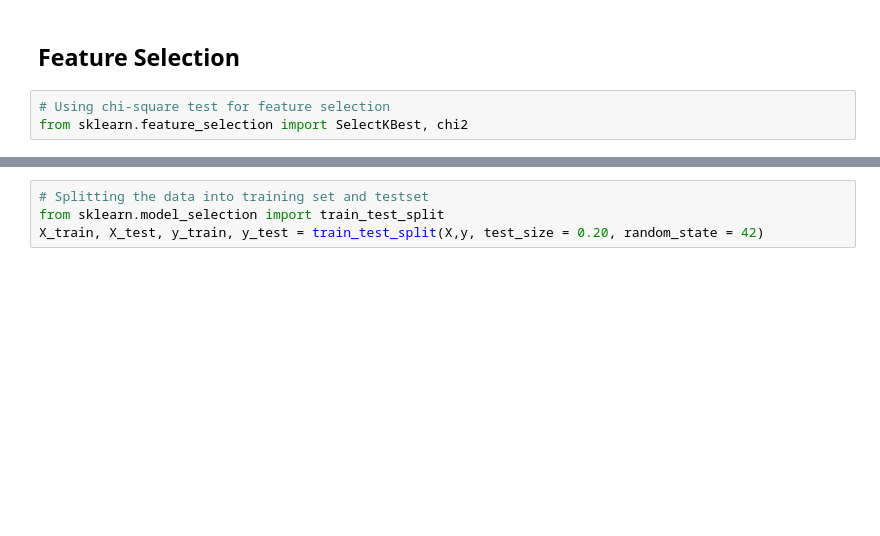
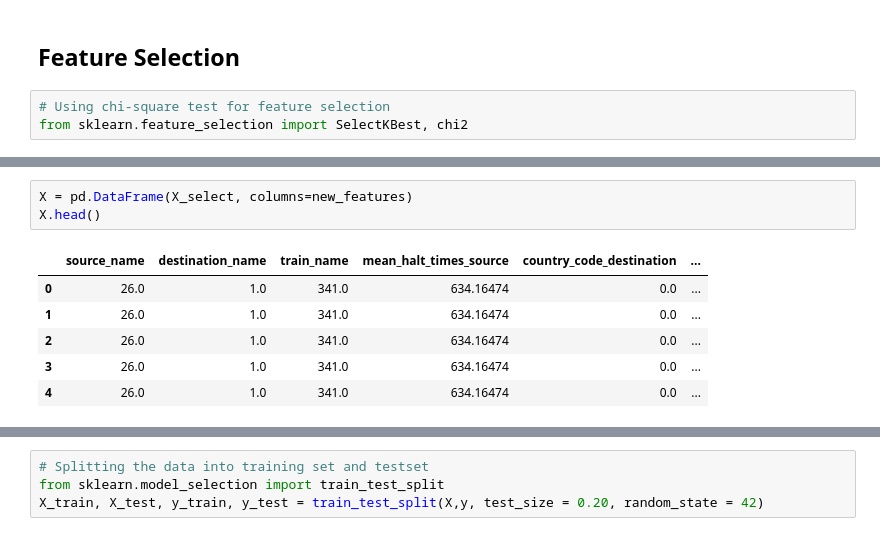
Before and after one commit to shreayan98c/Hitachi-Hiring-Challenge, a Jupyter notebook: feature_selection.ipynb, the cells around one changed output, grey strips where cells are left out. Drawn from its saved outputs; the diff is of its cells as text; blank space fills up the shorter version.

```diff
--- a/feature_selection.ipynb
+++ b/feature_selection.ipynb
@@ -441,0 +451,10 @@ X = SelectKBest(score_func=chi2,k=12).fit_transform(X,y)
+# %%
+X = pd.DataFrame(X_select, columns=new_features)
+X.head()
+# %% [output]
+|  | source_name | destination_name | train_name | mean_halt_times_source | country_code_destination | ... |
+| 0 | 26.0 | 1.0 | 341.0 | 634.16474 | 0.0 | ... |
+| 1 | 26.0 | 1.0 | 341.0 | 634.16474 | 0.0 | ... |
+| 2 | 26.0 | 1.0 | 341.0 | 634.16474 | 0.0 | ... |
+| 3 | 26.0 | 1.0 | 341.0 | 634.16474 | 0.0 | ... |
+| 4 | 26.0 | 1.0 | 341.0 | 634.16474 | 0.0 | ... |
```
Also changed, not shown: parts of 35 cells of this notebook.
